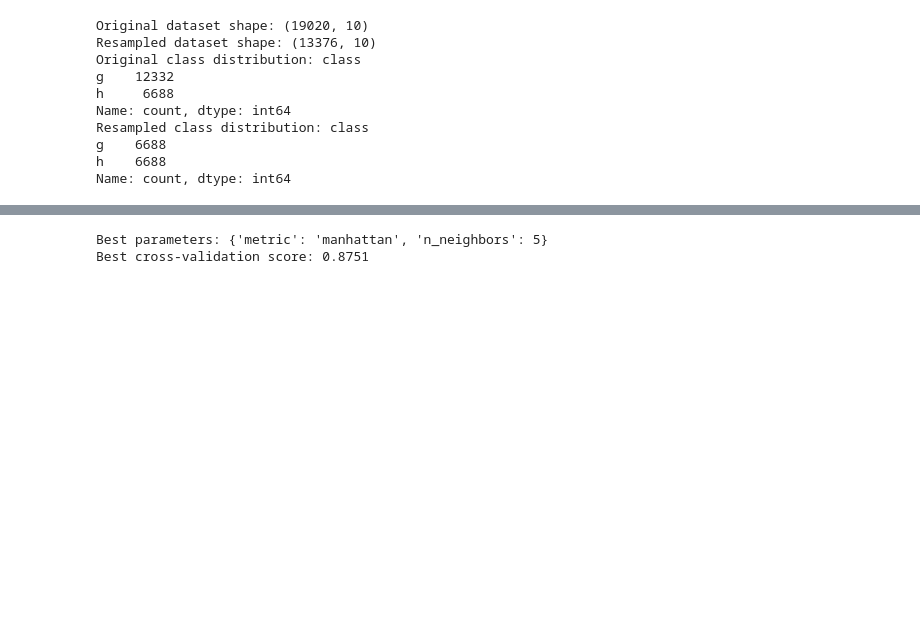
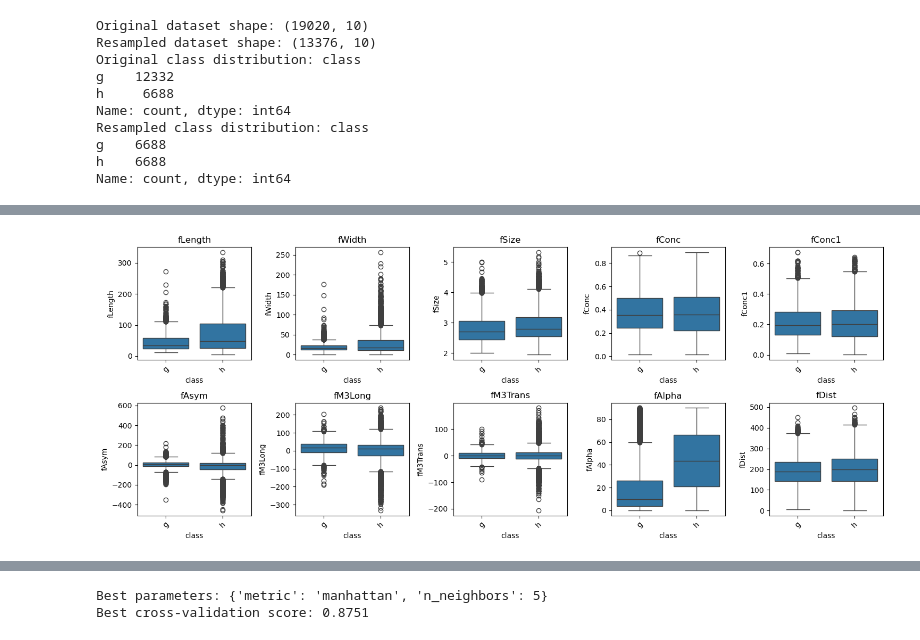
Before and after one commit to Mazen-Elsayed/Machine-Learning-Regression-and-Classfication-, a Jupyter notebook: lab1_classification.ipynb, the cells around one changed output, grey strips where cells are left out. Drawn from its saved outputs; the diff is of its cells as text; code cells hidden in the pictures; blank space fills up the shorter version.

```diff
--- a/lab1_classification.ipynb
+++ b/lab1_classification.ipynb
@@ -67,0 +82,11 @@ Name: count, dtype: int64
+# %%
+plt.figure(figsize=(15, 6))
+for i, feature in enumerate(X_resampled.columns):
+    plt.subplot(2, 5, i+1)
+    sns.boxplot(x=y_resampled, y=X_resampled[feature])
+    plt.title(feature)
+    plt.xticks(rotation=45)
+plt.tight_layout()
+plt.show()
+# %% [output]
+[figure, added]
```
Also changed, not shown: parts of 6 cells of this notebook.
